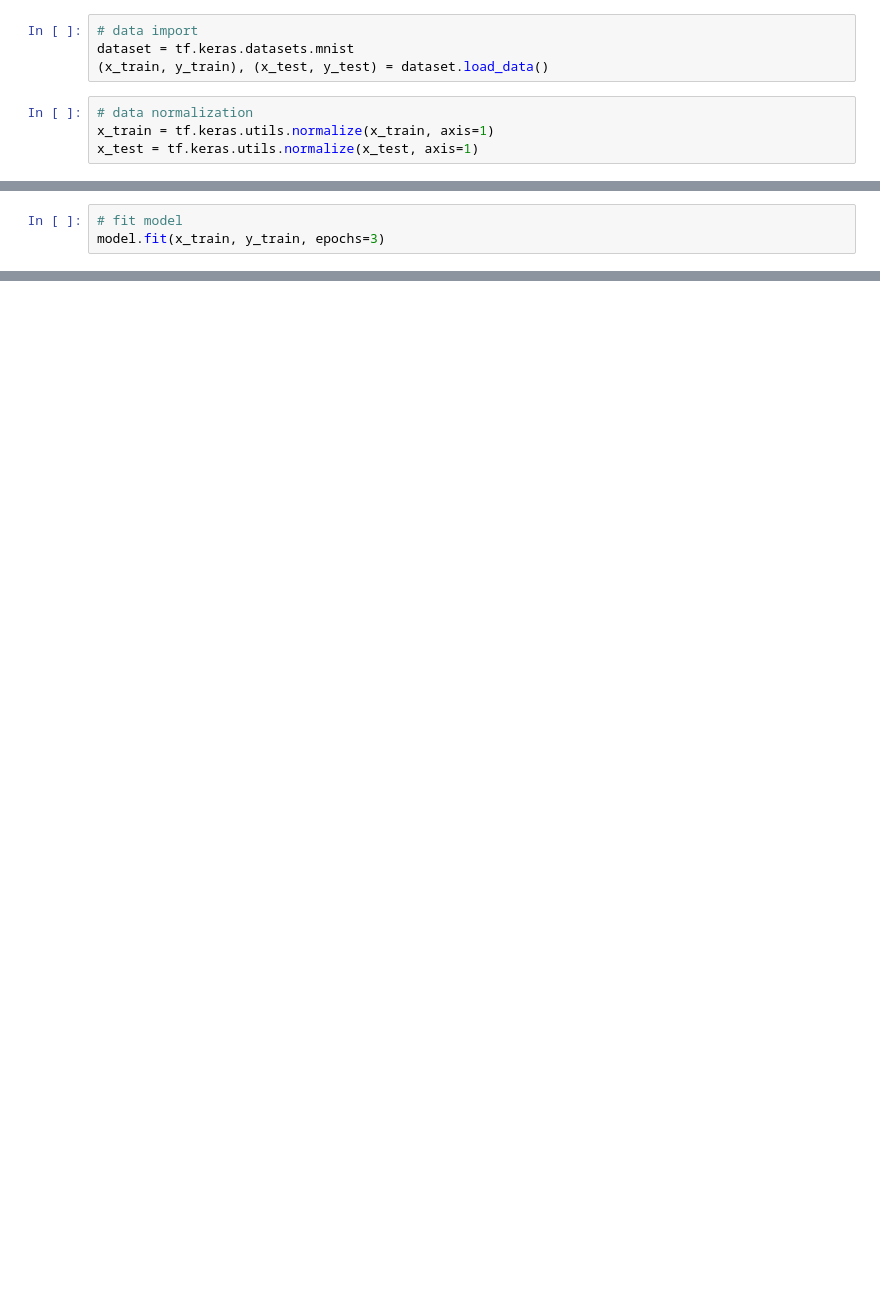
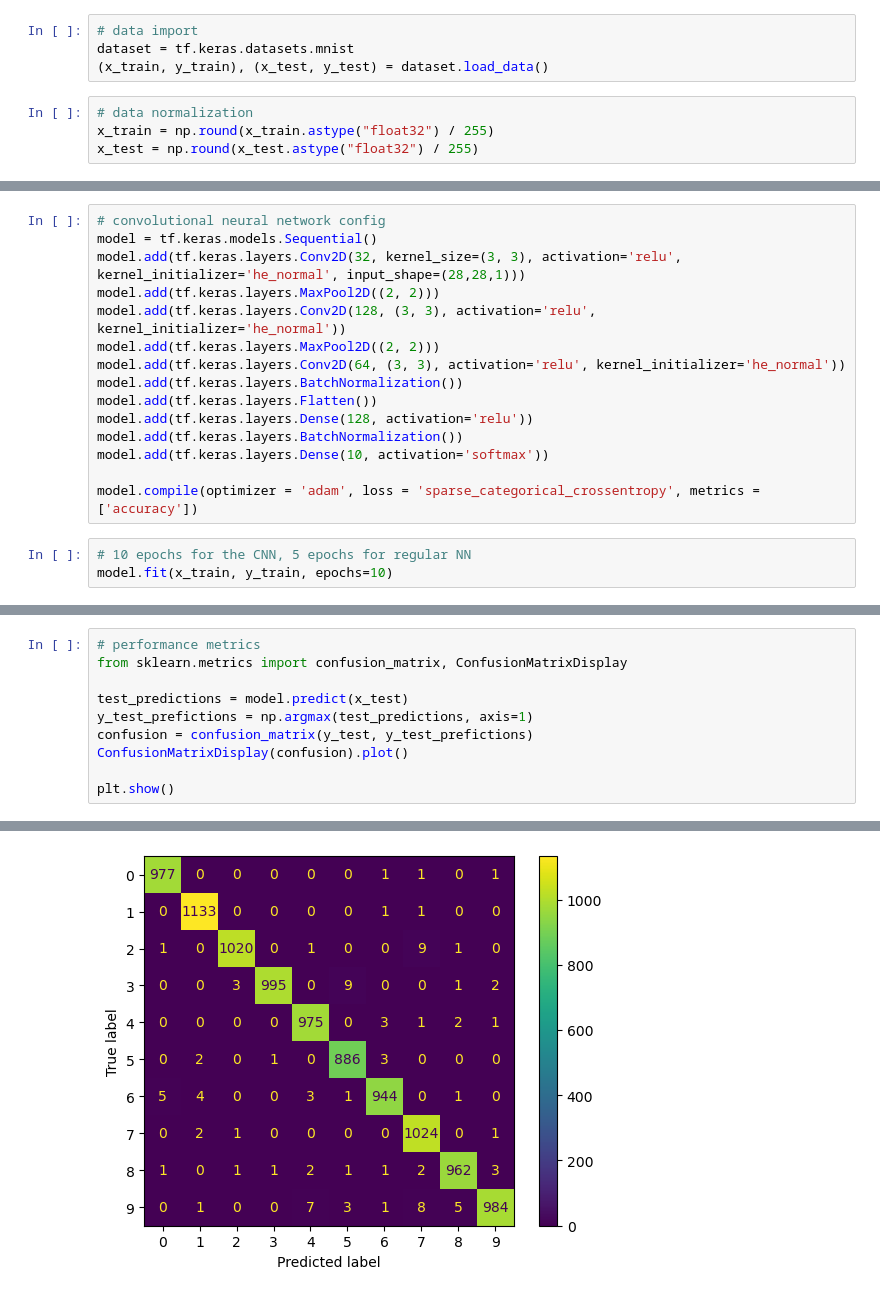
Before and after one commit to arturpietrzak/DigitRecognition, a Jupyter notebook: notebook/notebook.ipynb, the cells around one changed output, grey strips where cells are left out. Drawn from its saved outputs; the diff is of its cells as text; blank space fills up the shorter version.

```diff
--- a/notebook/notebook.ipynb
+++ b/notebook/notebook.ipynb
@@ -21,6 +13,6 @@ dataset = tf.keras.datasets.mnist
 (x_train, y_train), (x_test, y_test) = dataset.load_data()
 # %%
 # data normalization
-x_train = tf.keras.utils.normalize(x_train, axis=1)
-x_test = tf.keras.utils.normalize(x_test, axis=1)
+x_train = np.round(x_train.astype("float32") / 255)
+x_test = np.round(x_test.astype("float32") / 255)
 # %%
@@ -36,6 +25,3 @@ model.add(tf.keras.layers.Dense(10, activation = 'relu'))
 model.add(tf.keras.layers.Dense(10, activation = 'softmax'))
 
 model.compile(optimizer = 'adam', loss = 'sparse_categorical_crossentropy', metrics = ['accuracy'])
-# %%
-# fit model
-model.fit(x_train, y_train, epochs=3)
@@ -49,0 +28,18 @@ Epoch 3/3
+# %%
+# convolutional neural network config
+model = tf.keras.models.Sequential()
+model.add(tf.keras.layers.Conv2D(32, kernel_size=(3, 3), activation='relu', kernel_initializer='he_normal', input_shape=(28,28,1)))
+model.add(tf.keras.layers.MaxPool2D((2, 2)))
+model.add(tf.keras.layers.Conv2D(128, (3, 3), activation='relu', kernel_initializer='he_normal'))
+model.add(tf.keras.layers.MaxPool2D((2, 2)))
+model.add(tf.keras.layers.Conv2D(64, (3, 3), activation='relu', kernel_initializer='he_normal'))
+model.add(tf.keras.layers.BatchNormalization())
+model.add(tf.keras.layers.Flatten())
+model.add(tf.keras.layers.Dense(128, activation='relu'))
+model.add(tf.keras.layers.BatchNormalization())
+model.add(tf.keras.layers.Dense(10, activation='softmax'))
+
+model.compile(optimizer = 'adam', loss = 'sparse_categorical_crossentropy', metrics = ['accuracy'])
+# %%
+# 10 epochs for the CNN, 5 epochs for regular NN
+model.fit(x_train, y_train, epochs=10)
@@ -153,0 +127,11 @@ array([[0., 0., 0., ..., 0., 0., 0.],
+# %%
+# performance metrics
+from sklearn.metrics import confusion_matrix, ConfusionMatrixDisplay
+
+test_predictions = model.predict(x_test)
+y_test_prefictions = np.argmax(test_predictions, axis=1)
+confusion = confusion_matrix(y_test, y_test_prefictions)
+ConfusionMatrixDisplay(confusion).plot()
+
+plt.show()
+# %% [output]
@@ -153,0 +139 @@ array([[0., 0., 0., ..., 0., 0., 0.],
+[figure, added]
```
Also changed, not shown: parts of 13 cells of this notebook.
